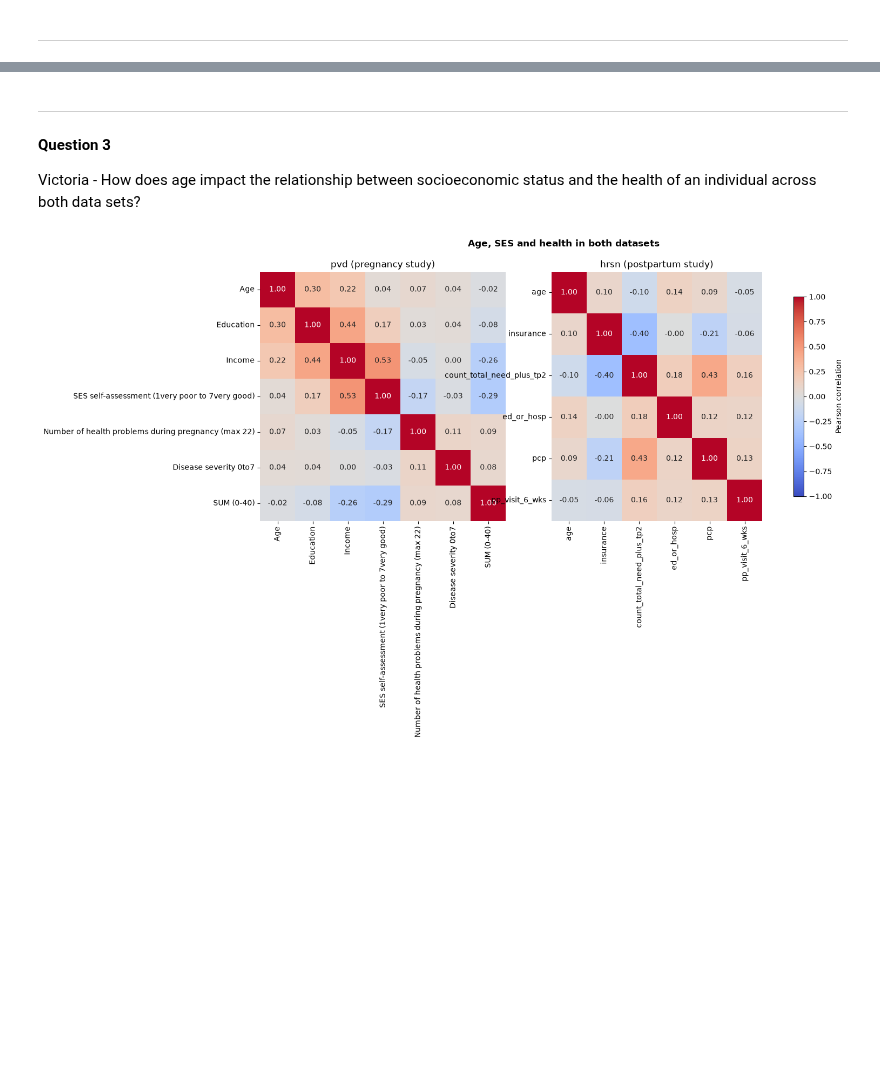
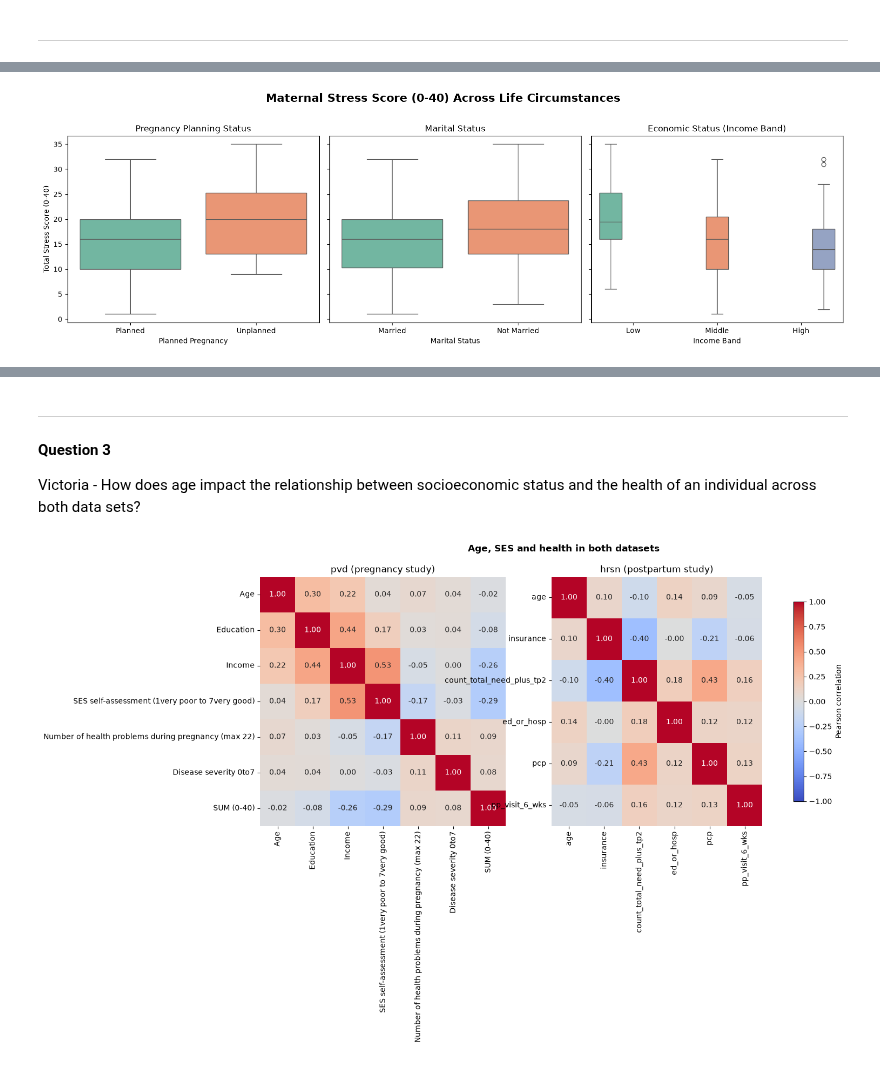
Before and after one commit to vgemoetsjohnson-sketch/FDS2-F26-FinalProject-Group2, a Jupyter notebook: proposal.ipynb, the cells around one changed output, grey strips where cells are left out. Saved outputs shown, nothing was run; the diff lists cells and outputs as text; code cells hidden in the pictures; blank space fills up the shorter version.

```diff
--- a/proposal.ipynb
+++ b/proposal.ipynb
@@ -65,2 +98,80 @@ Elijah - write the question here
 # %%
-# code the first look figure here
+pvd = pd.read_excel('data/pvdstudy.xlsx')
+pvd_cols = ['SUM (0-40)','Income (1 - below 600, 2 - 600 - 1000, 3- 1000 - 1500, 4 - 1500 - 2000, 5 - 2000 - 3000, 6 - 3000 - 4000, 7 - 4000 - 6000, 8 - over 6000 PLN)','SES self-assessment (1very poor to 7very good)', 'Pregnancy planned (1Y)','Relationship status (1single, 2cohabiting, 3married)', 'Relationship with a biological father of a child']
+pvd_clean = pvd[pvd_cols].copy()
+
+stress = ['SUM (0-40)']
+Relationship = ['Relationship status (1single, 2cohabiting, 3married)' ]
+father = ['Relationship with a biological father of a child']
+income = 'Income (1 - below 600, 2 - 600 - 1000, 3- 1000 - 1500, 4 - 1500 - 2000, 5 - 2000 - 3000, 6 - 3000 - 4000, 7 - 4000 - 6000, 8 - over 6000 PLN)'
+planned = ['Pregnancy planned (1Y)']
+pvd_clean['income_band'] = pd.cut(
+    pvd_clean[income],
+    bins=[0, 3, 5, 8],
+    labels=['Low', 'Middle', 'High']
+)
+
+# Create clean binary/categorical columns for clear plotting labels
+pvd_clean['planned_label'] = pvd_clean['Pregnancy planned (1Y)'].map(
+    {1: 'Planned', 0: 'Unplanned'}
+)
+pvd_clean['married_label'] = pvd_clean[
+    'Relationship status (1single, 2cohabiting, 3married)'
+].map(lambda x: 'Married' if x == 3 else 'Not Married')
+
+# Set up 1 row, 3 columns multi-panel figure
+fig, axes = plt.subplots(1, 3, figsize=(16, 5), sharey=True)
+fig.suptitle(
+    'Maternal Stress Score (0-40) Across Life Circumstances',
+    fontsize=16,
+    fontweight='bold',
+    y=1.02,
+)
+
+# Panel 1: Stress by Planned/Unplanned
+sns.boxplot(
+    ax=axes[0],
+    data=pvd_clean,
+    x='planned_label',
+    y='SUM (0-40)',
+    hue='planned_label',
+    palette='Set2',
+    legend=False,
+)
+axes[0].set_title('Pregnancy Planning Status')
+axes[0].set_xlabel('Planned Pregnancy')
+axes[0].set_ylabel('Total Stress Score (0-40)')
+
+# Panel 2: Stress by Married / Not Married
+sns.boxplot(
+    ax=axes[1],
+    data=pvd_clean,
+    x='married_label',
+    y='SUM (0-40)',
+    hue='married_label',
+    palette='Set2',
+    legend=False,
+)
+axes[1].set_title('Marital Status')
+axes[1].set_xlabel('Marital Status')
+axes[1].set_ylabel('')  # Shared y-axis
+
+# Panel 3: Stress by Income Band
+sns.boxplot(
+    ax=axes[2],
+    data=pvd_clean,
+    x='income_band',
+    y='SUM (0-40)',
+    hue='income_band',
+    palette='Set2',
+    order=['Low', 'Middle', 'High'],
+    legend=False,
+)
+axes[2].set_title('Economic Status (Income Band)')
+axes[2].set_xlabel('Income Band')
+axes[2].set_ylabel('')  # Shared y-axis
+
+plt.tight_layout()
+plt.show()
+# %% [output]
+[figure, added]
```
Also changed, not shown: parts of 8 cells of this notebook, 3 other files.
